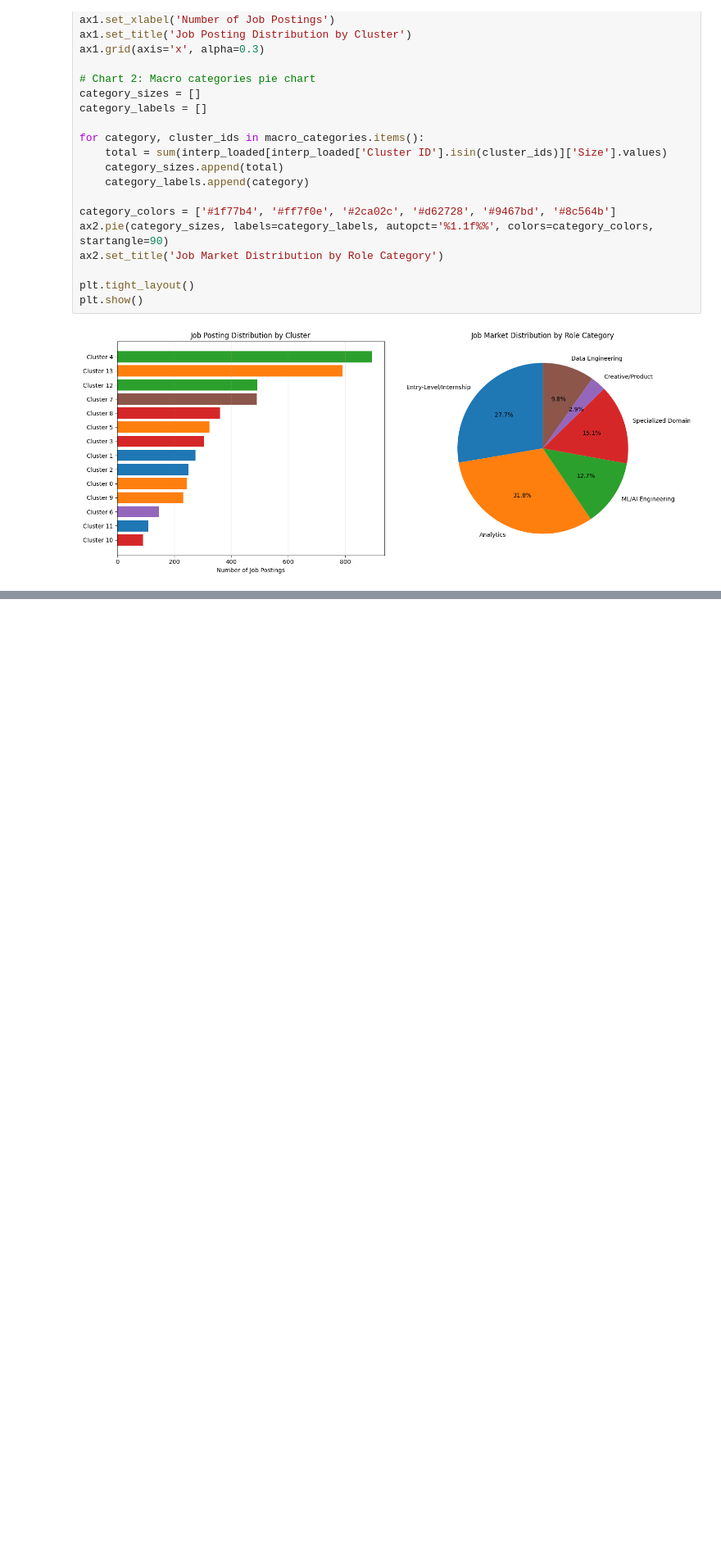
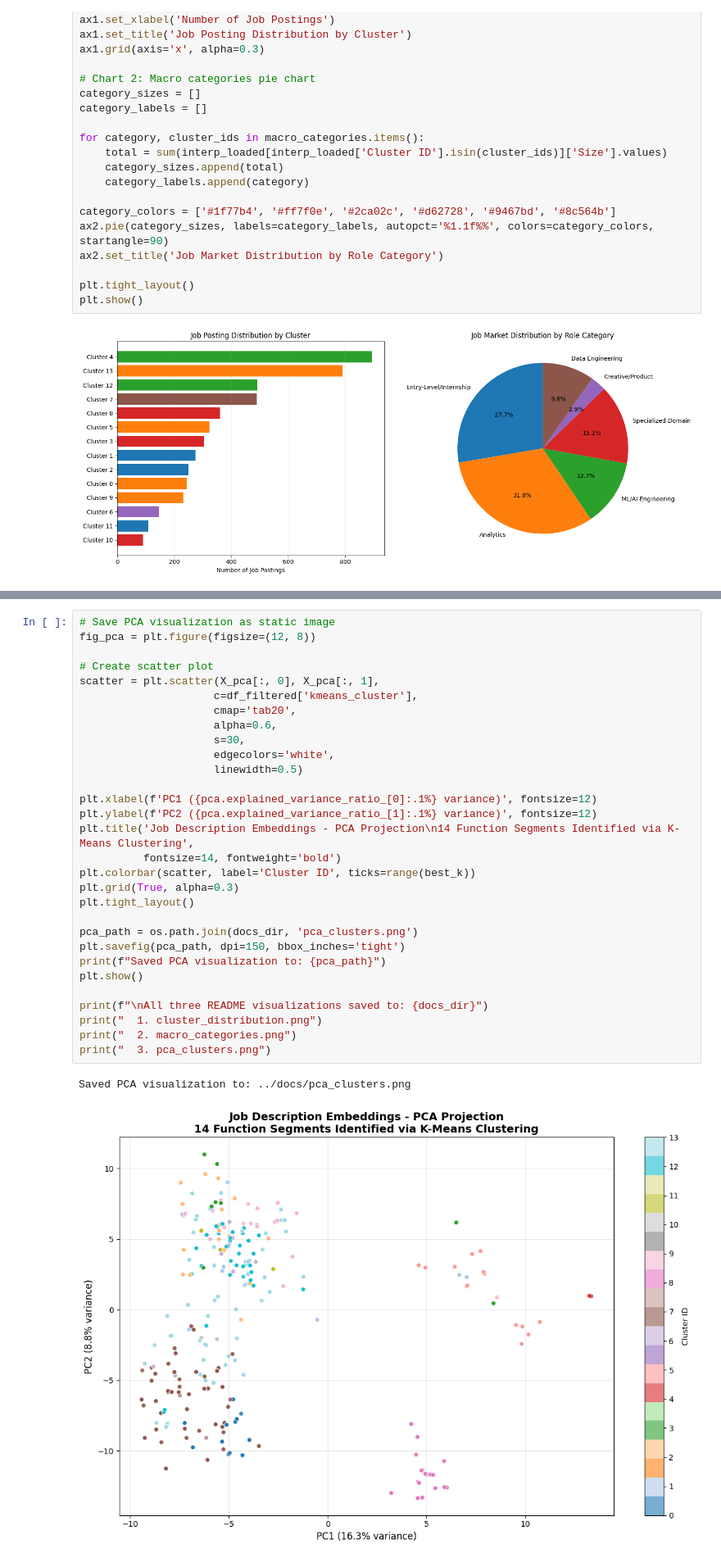
Before and after one commit to JuneWayne/Job_Market_Stream, a Jupyter notebook: NLP_Analytics/data_science_microprofessions.ipynb, the cells around one changed output, grey strips where cells are left out. Shown at 82% size. Drawn from its saved outputs; the diff is of its cells as text; blank space fills up the shorter version.

```diff
--- a/NLP_Analytics/data_science_microprofessions.ipynb
+++ b/NLP_Analytics/data_science_microprofessions.ipynb
@@ -1121,0 +1236,33 @@ plt.show()
+# %%
+# Save PCA visualization as static image
+fig_pca = plt.figure(figsize=(12, 8))
+
+# Create scatter plot
+scatter = plt.scatter(X_pca[:, 0], X_pca[:, 1],
+                     c=df_filtered['kmeans_cluster'],
+                     cmap='tab20',
+                     alpha=0.6,
+                     s=30,
+                     edgecolors='white',
+                     linewidth=0.5)
+
+plt.xlabel(f'PC1 ({pca.explained_variance_ratio_[0]:.1%} variance)', fontsize=12)
+plt.ylabel(f'PC2 ({pca.explained_variance_ratio_[1]:.1%} variance)', fontsize=12)
+plt.title('Job Description Embeddings - PCA Projection\n14 Function Segments Identified via K-Means Clustering',
+          fontsize=14, fontweight='bold')
+plt.colorbar(scatter, label='Cluster ID', ticks=range(best_k))
+plt.grid(True, alpha=0.3)
+plt.tight_layout()
+
+pca_path = os.path.join(docs_dir, 'pca_clusters.png')
+plt.savefig(pca_path, dpi=150, bbox_inches='tight')
+print(f"Saved PCA visualization to: {pca_path}")
+plt.show()
+
+print(f"\nAll three README visualizations saved to: {docs_dir}")
+print("  1. cluster_distribution.png")
+print("  2. macro_categories.png")
+print("  3. pca_clusters.png")
+# %% [output]
+Saved PCA visualization to: ../docs/pca_clusters.png
+[figure, added]
```
Also changed, not shown: parts of 2 cells of this notebook, 1 other file.
